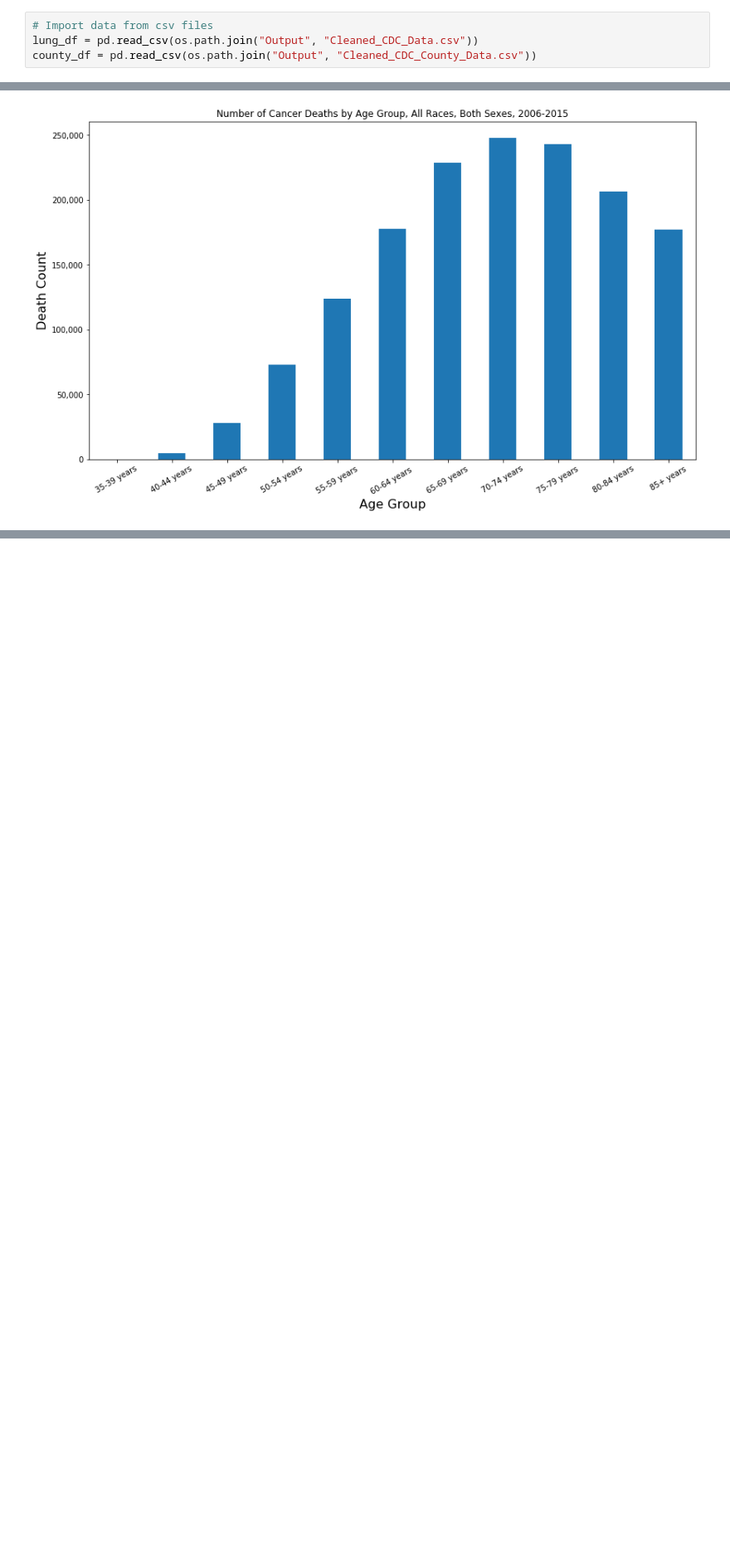
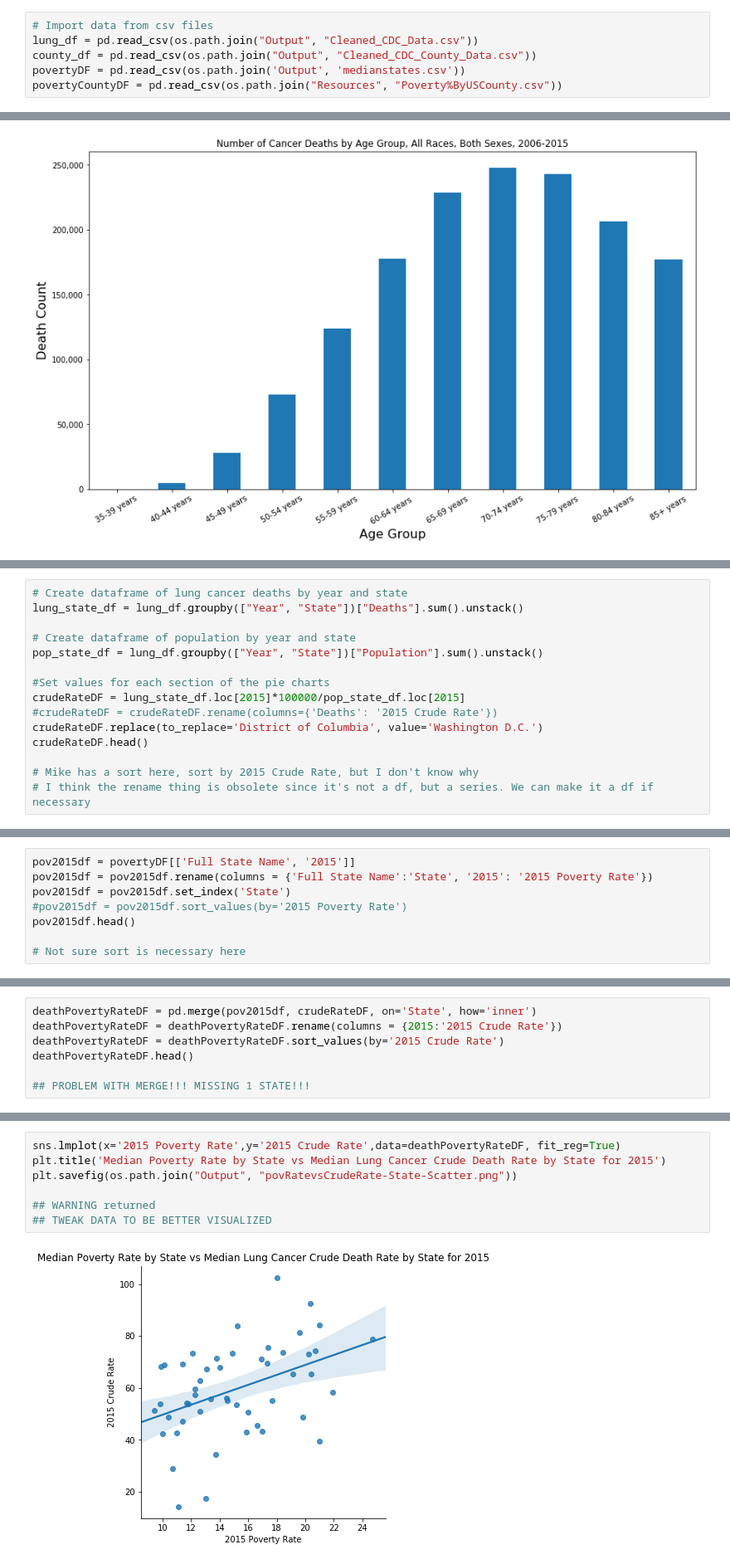
Before and after one commit to gretelup/dataviz-project1, a Jupyter notebook: data_analysis.ipynb, the cells around one changed output, grey strips where cells are left out. Shown: that part at 83% size. Cells and saved outputs as stored; diff of their text form; blank space fills up the shorter version.

```diff
--- a/data_analysis.ipynb
+++ b/data_analysis.ipynb
@@ -12,6 +12,8 @@ import scipy.stats as stats
 # Import data from csv files
 lung_df = pd.read_csv(os.path.join("Output", "Cleaned_CDC_Data.csv"))
 county_df = pd.read_csv(os.path.join("Output", "Cleaned_CDC_County_Data.csv"))
+povertyDF = pd.read_csv(os.path.join('Output', 'medianstates.csv'))
+povertyCountyDF = pd.read_csv(os.path.join("Resources", "Poverty%ByUSCounty.csv"))
 # %%
 # Create a line graph of lung cancer mortality on a national level/nationwide over time from 2006-2015.
 
@@ -145,0 +196,15 @@ plt.grid(False)
+# %%
+# Create dataframe of lung cancer deaths by year and state
+lung_state_df = lung_df.groupby(["Year", "State"])["Deaths"].sum().unstack()
+
+# Create dataframe of population by year and state
+pop_state_df = lung_df.groupby(["Year", "State"])["Population"].sum().unstack()
+
+#Set values for each section of the pie charts
+crudeRateDF = lung_state_df.loc[2015]*100000/pop_state_df.loc[2015]
+#crudeRateDF = crudeRateDF.rename(columns={'Deaths': '2015 Crude Rate'})
+crudeRateDF.replace(to_replace='District of Columbia', value='Washington D.C.')
+crudeRateDF.head()
+
+# Mike has a sort here, sort by 2015 Crude Rate, but I don't know why
+# I think the rename thing is obsolete since it's not a df, but a series. We can make it a df if necessary
@@ -145,0 +228,8 @@ plt.grid(False)
+# %%
+pov2015df = povertyDF[['Full State Name', '2015']]
+pov2015df = pov2015df.rename(columns = {'Full State Name':'State', '2015': '2015 Poverty Rate'})
+pov2015df = pov2015df.set_index('State')
+#pov2015df = pov2015df.sort_values(by='2015 Poverty Rate')
+pov2015df.head()
+
+# Not sure sort is necessary here
@@ -145,0 +244,7 @@ plt.grid(False)
+# %%
+deathPovertyRateDF = pd.merge(pov2015df, crudeRateDF, on='State', how='inner')
+deathPovertyRateDF = deathPovertyRateDF.rename(columns = {2015:'2015 Crude Rate'})
+deathPovertyRateDF = deathPovertyRateDF.sort_values(by='2015 Crude Rate')
+deathPovertyRateDF.head()
+
+## PROBLEM WITH MERGE!!! MISSING 1 STATE!!!
@@ -145,0 +259,9 @@ plt.grid(False)
+# %%
+sns.lmplot(x='2015 Poverty Rate',y='2015 Crude Rate',data=deathPovertyRateDF, fit_reg=True)
+plt.title('Median Poverty Rate by State vs Median Lung Cancer Crude Death Rate by State for 2015')
+plt.savefig(os.path.join("Output", "povRatevsCrudeRate-State-Scatter.png"))
+
+## WARNING returned
+## TWEAK DATA TO BE BETTER VISUALIZED
+# %% [output]
+[figure, added]
```
Also changed, not shown: parts of 12 cells of this notebook, 1 other file.
